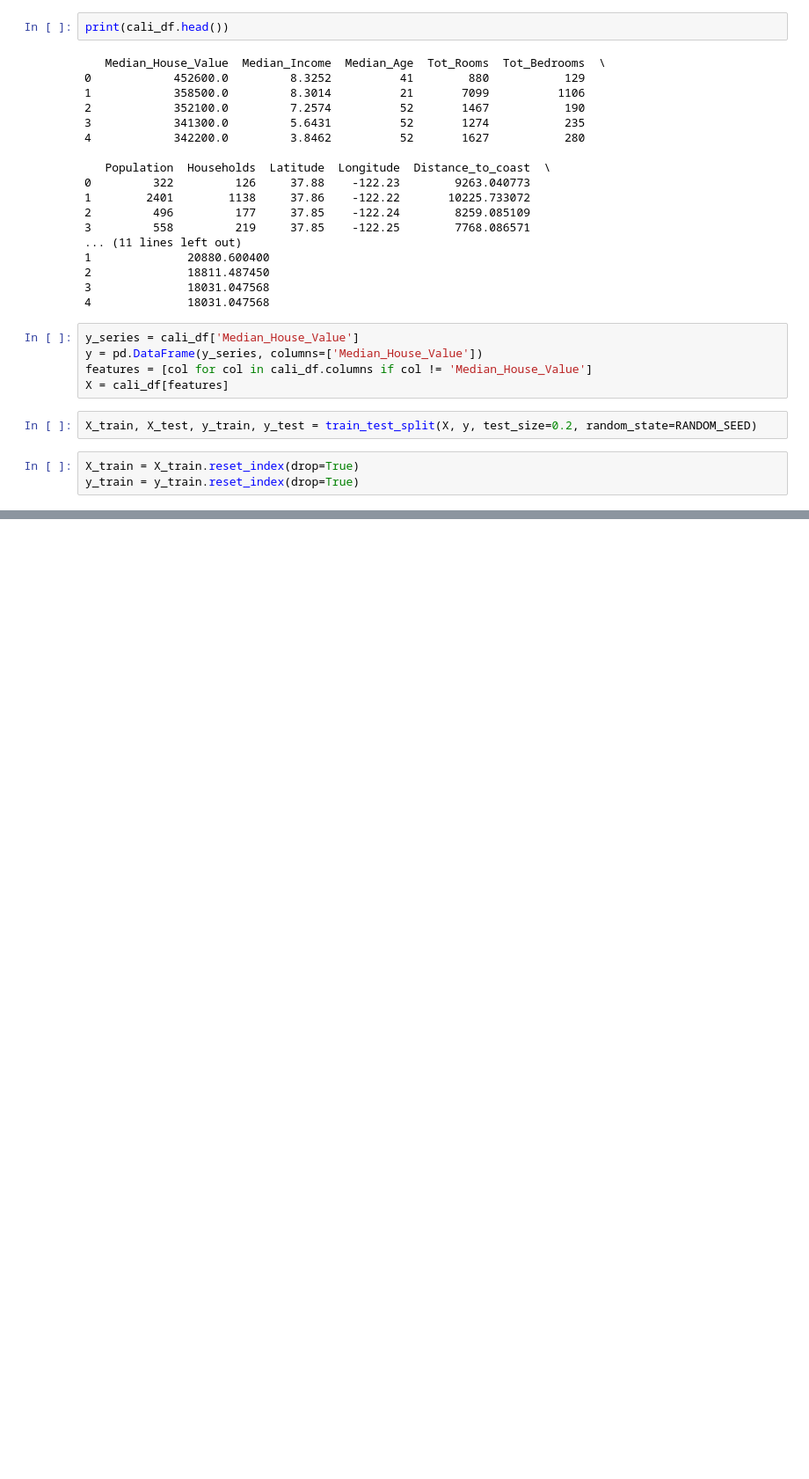
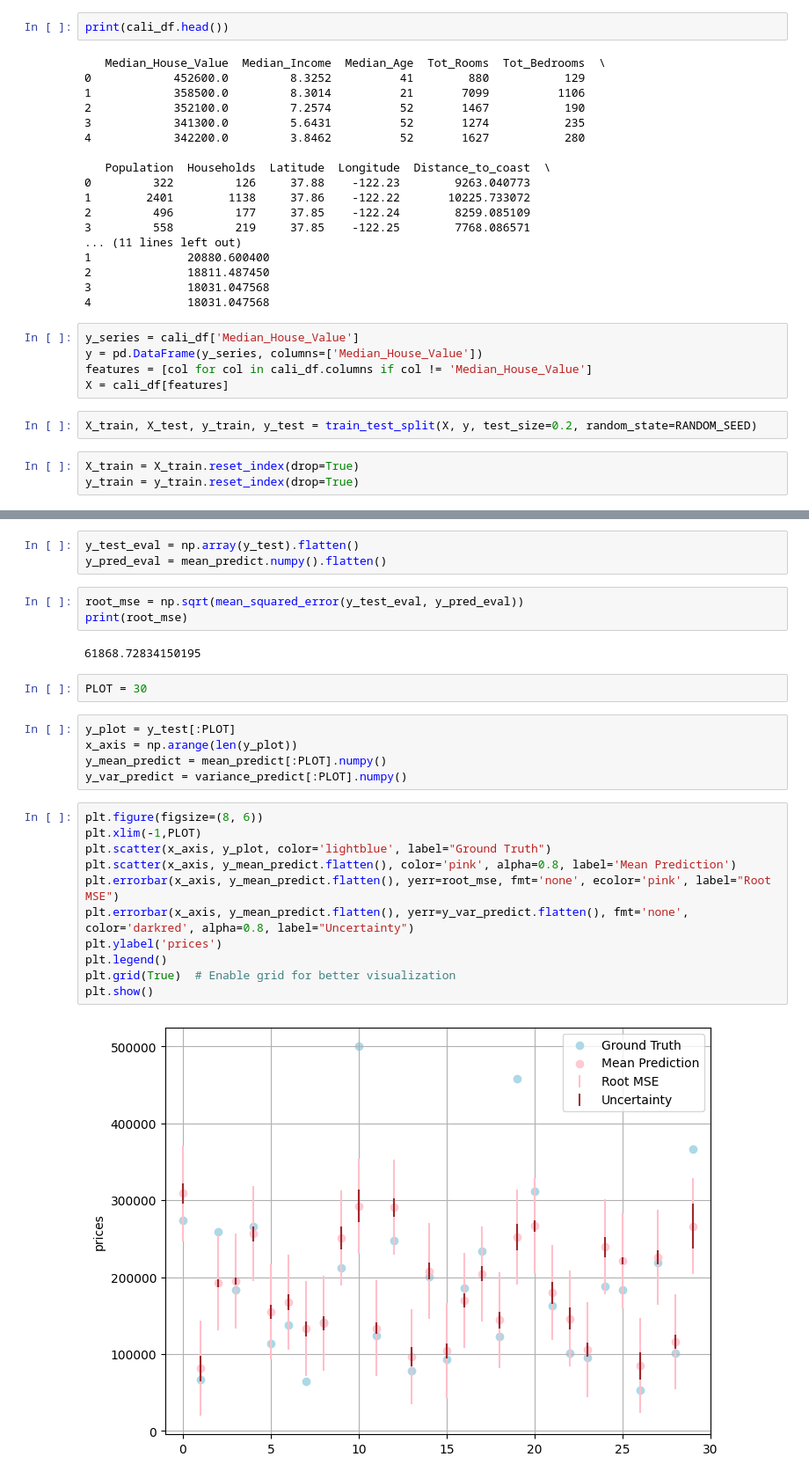
Before and after one commit to YG29/bachelorThesis, a Jupyter notebook: notebooks/cali_gbt.ipynb, the cells around one changed output, grey strips where cells are left out. Shown: that part at 88% size. Drawn from its saved outputs; the diff is of its cells as text; blank space fills up the shorter version.

```diff
--- a/notebooks/cali_gbt.ipynb
+++ b/notebooks/cali_gbt.ipynb
@@ -118,0 +238,28 @@ ValueError: The dataset does not contain a 'batch' operation. TF-DF models shoul
+# %%
+y_test_eval = np.array(y_test).flatten()
+y_pred_eval = mean_predict.numpy().flatten()
+# %%
+root_mse = np.sqrt(mean_squared_error(y_test_eval, y_pred_eval))
+print(root_mse)
+# %% [output]
+61868.72834150195
+# %%
+PLOT = 30
+# %%
+y_plot = y_test[:PLOT]
+x_axis = np.arange(len(y_plot))
+y_mean_predict = mean_predict[:PLOT].numpy()
+y_var_predict = variance_predict[:PLOT].numpy()
+# %%
+plt.figure(figsize=(8, 6))
+plt.xlim(-1,PLOT)
+plt.scatter(x_axis, y_plot, color='lightblue', label="Ground Truth")
+plt.scatter(x_axis, y_mean_predict.flatten(), color='pink', alpha=0.8, label='Mean Prediction')
+plt.errorbar(x_axis, y_mean_predict.flatten(), yerr=root_mse, fmt='none', ecolor='pink', label="Root MSE")
+plt.errorbar(x_axis, y_mean_predict.flatten(), yerr=y_var_predict.flatten(), fmt='none', color='darkred', alpha=0.8, label="Uncertainty")
+plt.ylabel('prices')
+plt.legend()
+plt.grid(True)  # Enable grid for better visualization
+plt.show()
+# %% [output]
+[figure, added]
```
Also changed, not shown: parts of 9 cells of this notebook, 1 other file.
